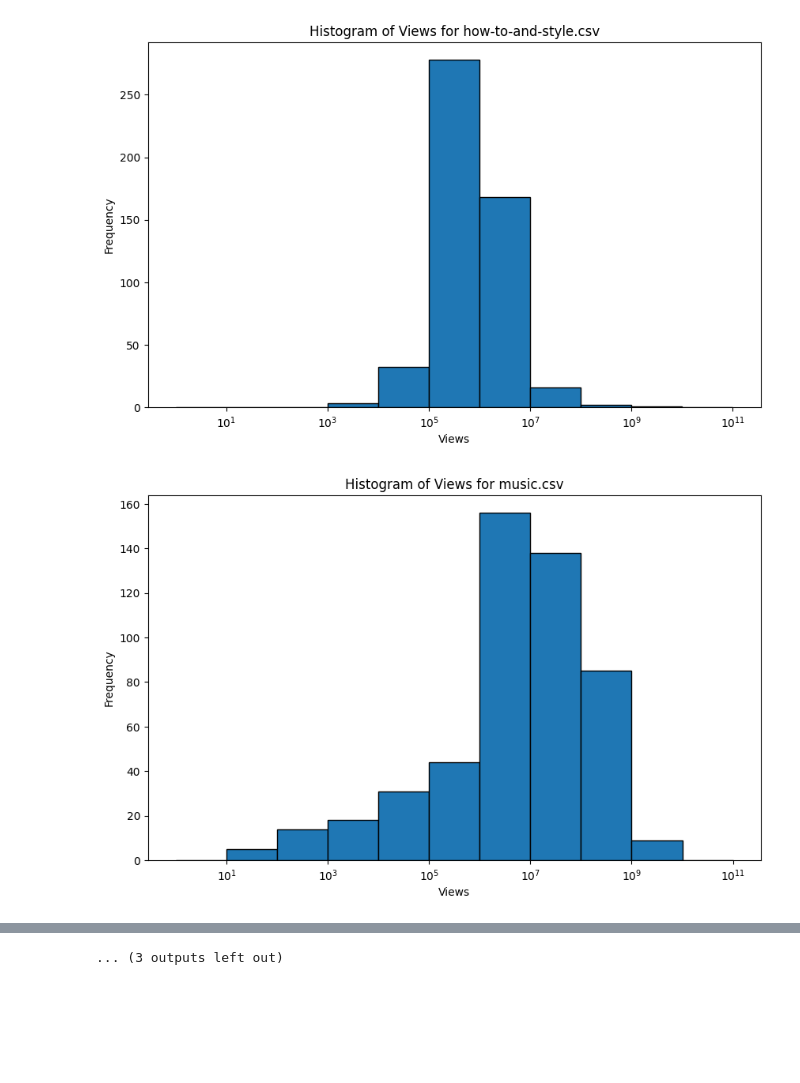
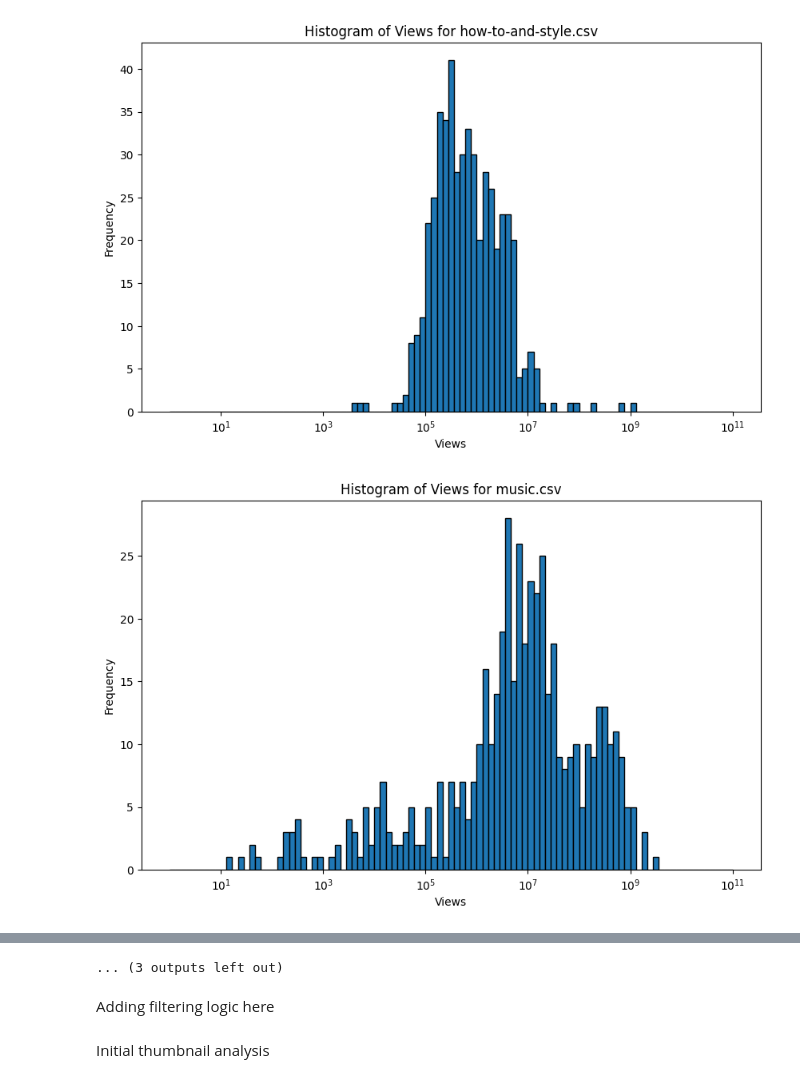
Before and after one commit to chaseleantj/data-lit-project, a Jupyter notebook: notebooks/initial_analysis.ipynb, the cells around one changed output, grey strips where cells are left out. Cells and saved outputs as stored; diff of their text form; code cells hidden in the pictures; blank space fills up the shorter version.

```diff
--- a/notebooks/initial_analysis.ipynb
+++ b/notebooks/initial_analysis.ipynb
@@ -43,7 +43,7 @@ for file in csv_files:
 
     # Define exponential bins
     #bins = [0, 1000, 10000, 100000, 500000, 1000000, 10000000, 100000000, 1000000000, np.inf]
-    bins = np.logspace(0,11,num=12)
+    bins = np.logspace(0,11,num=100)
 
     # Create the histogram
     plt.figure(figsize=(10, 6))
@@ -63,2 +63,2 @@ for file in csv_files:
-[figure, old version]
+[figure, new version]
-[figure, old version]
+[figure, new version]
@@ -69 +69,3 @@ for file in csv_files:
 ... (3 outputs left out)
+# %% [markdown]
+Adding filtering logic here
@@ -70 +75,3 @@ for file in csv_files:
+# %% [markdown]
+Initial thumbnail analysis
 # %%
```
Also changed, not shown: parts of 3 cells of this notebook, 16 other files.
